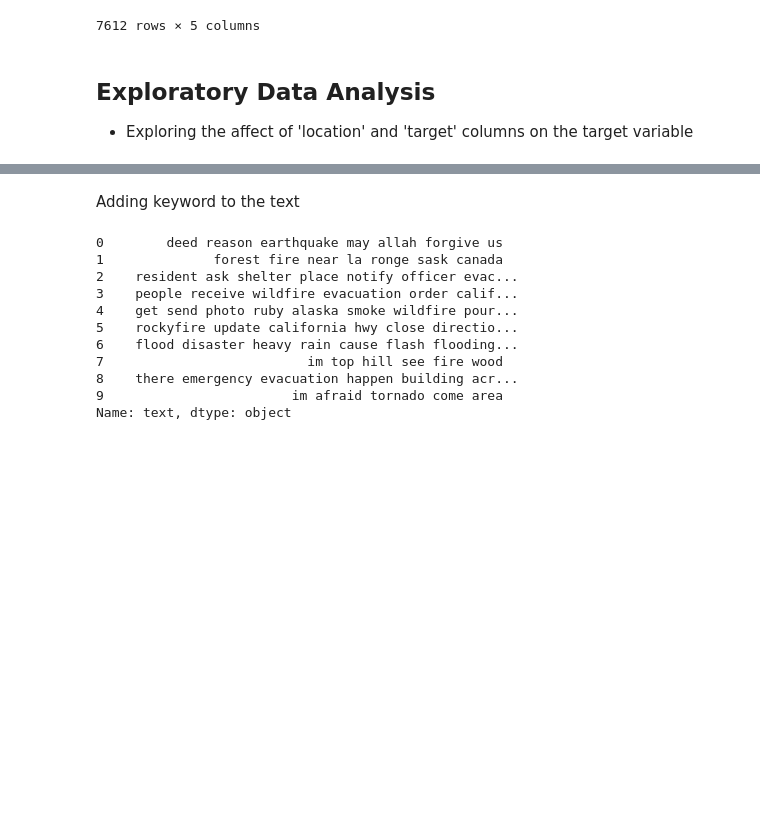
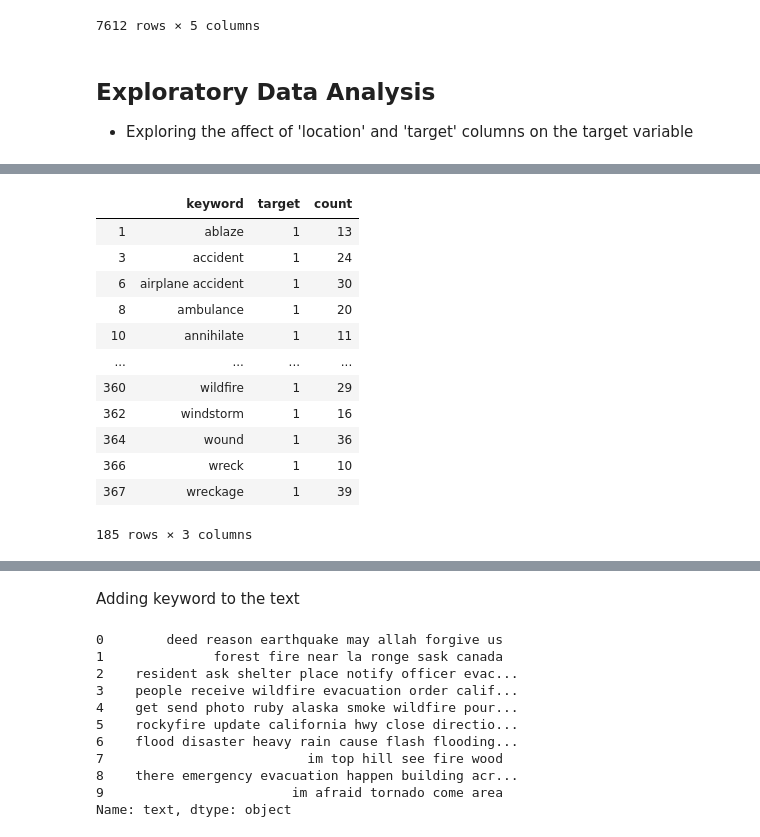
Before and after one commit to ShashankSharma26/Disaster-or-not-NLP-with-tweets, a Jupyter notebook: Data Modelling/Disaster or not- Data Modelling.ipynb, the cells around one changed output, grey strips where cells are left out. Saved outputs shown, nothing was run; the diff lists cells and outputs as text; code cells hidden in the pictures; blank space fills up the shorter version.

```diff
--- a/Data Modelling/Disaster or not- Data Modelling.ipynb
+++ b/Data Modelling/Disaster or not- Data Modelling.ipynb
@@ -155,0 +101,17 @@ There are a lot of irrelavent values in the the location column such as 'a sofa'
+# %%
+keyword_df[keyword_df.target == 1]
+keyword_df.plot(y=x='keyword',)
+# %% [output]
+|  | keyword | target | count |
+| 1 | ablaze | 1 | 13 |
+| 3 | accident | 1 | 24 |
+| 6 | airplane accident | 1 | 30 |
+| 8 | ambulance | 1 | 20 |
+| 10 | annihilate | 1 | 11 |
+| ... | ... | ... | ... |
+| 360 | wildfire | 1 | 29 |
+| 362 | windstorm | 1 | 16 |
+| 364 | wound | 1 | 36 |
+| 366 | wreck | 1 | 10 |
+| 367 | wreckage | 1 | 39 |
+185 rows × 3 columns
```
Also changed, not shown: parts of 10 cells of this notebook.
